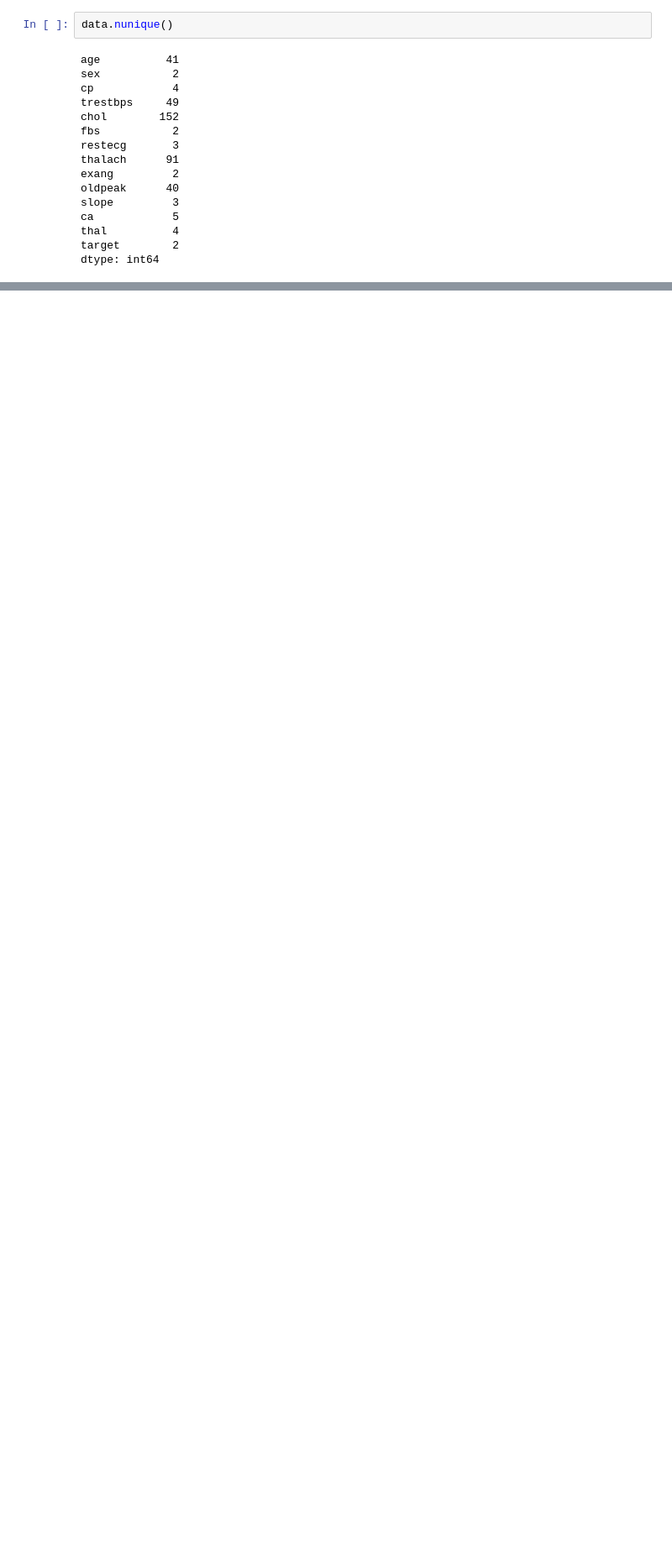
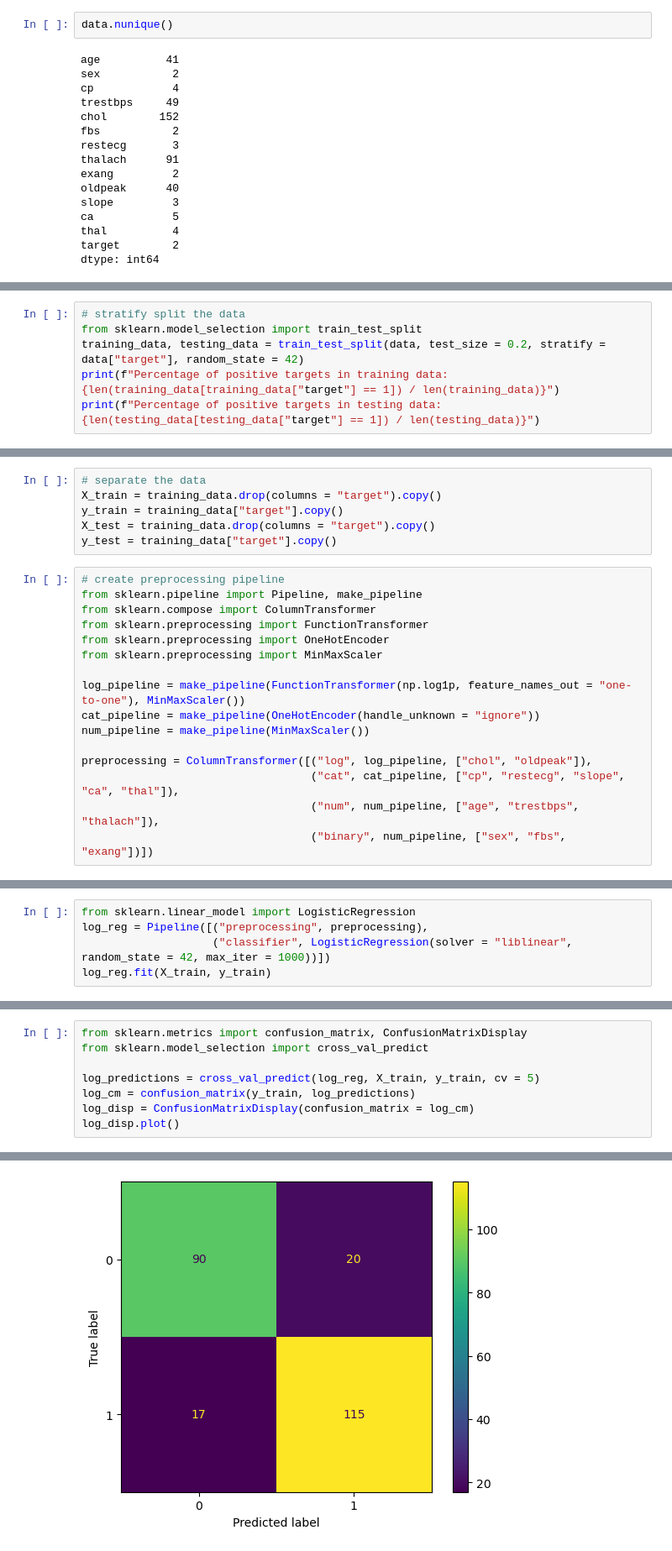
Before and after one commit to applewu265/PythonML_Projects, a Jupyter notebook: Heart_Disease_Prediction/cvd_predictions.ipynb, the cells around one changed output, grey strips where cells are left out. Shown: that part at 84% size. Cells and saved outputs as stored; diff of their text form; blank space fills up the shorter version.

```diff
--- a/Heart_Disease_Prediction/cvd_predictions.ipynb
+++ b/Heart_Disease_Prediction/cvd_predictions.ipynb
@@ -50,0 +76,6 @@ dtype: int64
+# %%
+# stratify split the data
+from sklearn.model_selection import train_test_split
+training_data, testing_data = train_test_split(data, test_size = 0.2, stratify = data["target"], random_state = 42)
+print(f"Percentage of positive targets in training data: {len(training_data[training_data["target"] == 1]) / len(training_data)}")
+print(f"Percentage of positive targets in testing data:  {len(testing_data[testing_data["target"] == 1]) / len(testing_data)}")
@@ -50,0 +90,22 @@ dtype: int64
+# %%
+# separate the data
+X_train = training_data.drop(columns = "target").copy()
+y_train = training_data["target"].copy()
+X_test = training_data.drop(columns = "target").copy()
+y_test = training_data["target"].copy()
+# %%
+# create preprocessing pipeline
+from sklearn.pipeline import Pipeline, make_pipeline
+from sklearn.compose import ColumnTransformer
+from sklearn.preprocessing import FunctionTransformer
+from sklearn.preprocessing import OneHotEncoder
+from sklearn.preprocessing import MinMaxScaler
+
+log_pipeline = make_pipeline(FunctionTransformer(np.log1p, feature_names_out = "one-to-one"), MinMaxScaler())
+cat_pipeline = make_pipeline(OneHotEncoder(handle_unknown = "ignore"))
+num_pipeline = make_pipeline(MinMaxScaler())
+
+preprocessing = ColumnTransformer([("log", log_pipeline, ["chol", "oldpeak"]),
+                                   ("cat", cat_pipeline, ["cp", "restecg", "slope", "ca", "thal"]),
+                                   ("num", num_pipeline, ["age", "trestbps", "thalach"]),
+                                   ("binary", num_pipeline, ["sex", "fbs", "exang"])])
@@ -50,0 +115,5 @@ dtype: int64
+# %%
+from sklearn.linear_model import LogisticRegression
+log_reg = Pipeline([("preprocessing", preprocessing),
+                    ("classifier", LogisticRegression(solver = "liblinear", random_state = 42, max_iter = 1000))])
+log_reg.fit(X_train, y_train)
@@ -50,0 +138,9 @@ dtype: int64
+# %%
+from sklearn.metrics import confusion_matrix, ConfusionMatrixDisplay
+from sklearn.model_selection import cross_val_predict
+
+log_predictions = cross_val_predict(log_reg, X_train, y_train, cv = 5)
+log_cm = confusion_matrix(y_train, log_predictions)
+log_disp = ConfusionMatrixDisplay(confusion_matrix = log_cm)
+log_disp.plot()
+# %% [output]
@@ -50,0 +148 @@ dtype: int64
+[figure, added]
```
Also changed, not shown: parts of 22 cells of this notebook.
